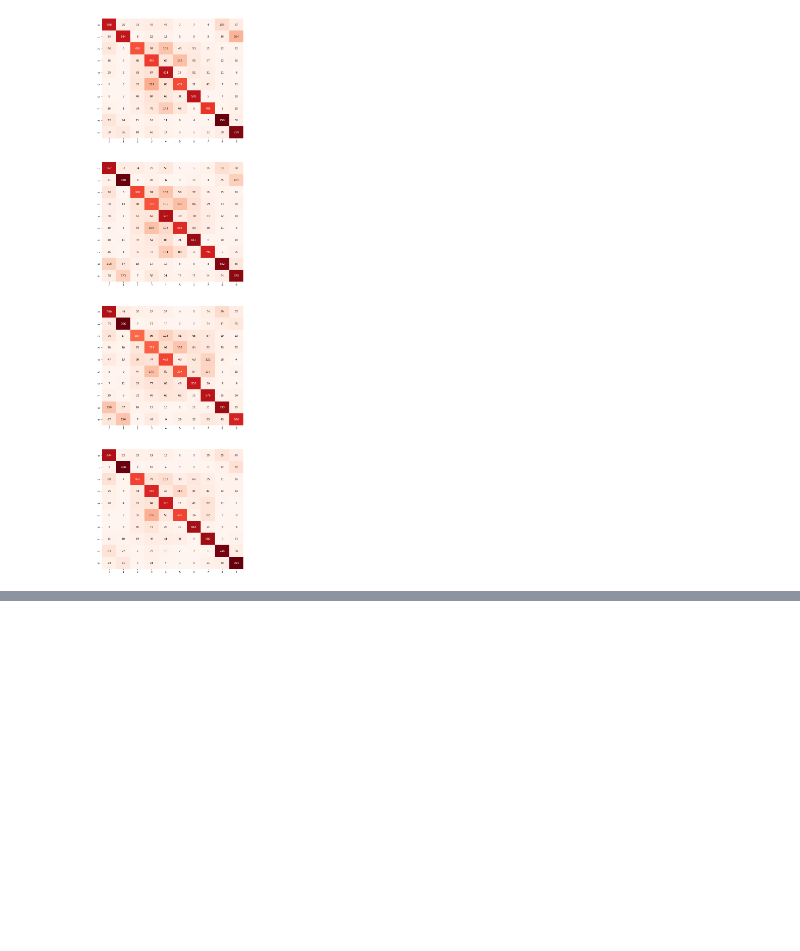
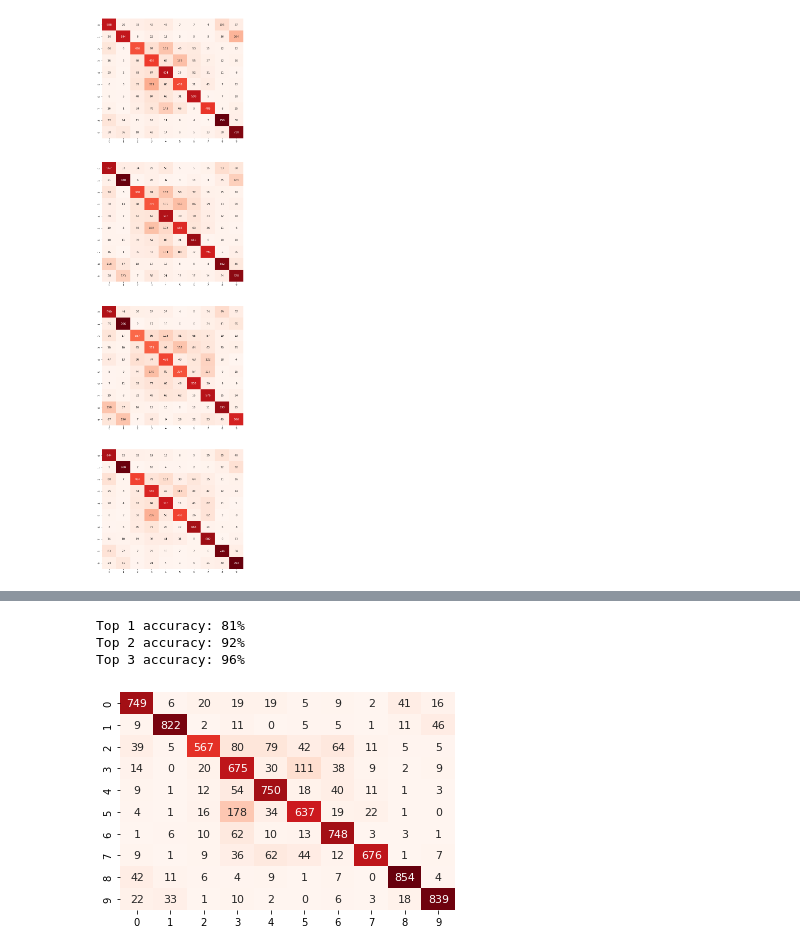
Before and after one commit to versenyi98/CIFAR-10-classsification, a Jupyter notebook: CIFAR-10 Classification.ipynb, the cells around one changed output, grey strips where cells are left out. Drawn from its saved outputs; the diff is of its cells as text; code cells hidden in the pictures; blank space fills up the shorter version.

```diff
--- a/CIFAR-10 Classification.ipynb
+++ b/CIFAR-10 Classification.ipynb
@@ -417,0 +543,30 @@ Top 3 accuracy: 90%
+# %%
+test_target = get_target(testloader)
+# %%
+test_bar = notebook.tqdm(desc='test', total=len(testloader), position=0, leave=True)
+
+use_cuda = torch.cuda.is_available()
+device = torch.device("cuda" if use_cuda else "cpu")
+
+clf = ResNet()
+clf.to(device)
+
+criterion = nn.CrossEntropyLoss()
+
+model_name = f"ResNet"
+
+clf.load_state_dict(torch.load(model_name))
+_, __, total_predictions = evaluate(clf, testloader, criterion, test_bar)
+
+predictions = top_n_result(total_predictions, 1)
+
+cm = confusion_matrix(test_target, predictions)
+heatmap = sn.heatmap(cm, annot=True, cmap='Reds', fmt='g', annot_kws={"size": 11}, cbar=False)
+
+for k in range(1, 4):
+    print(f"Top {k} accuracy: {math.trunc(top_n_accuracy(test_target, total_predictions, k) * 100)}%")
+# %% [output]
+Top 1 accuracy: 81%
+Top 2 accuracy: 92%
+Top 3 accuracy: 96%
+[figure, added]
```
Also changed, not shown: parts of 4 cells of this notebook.
